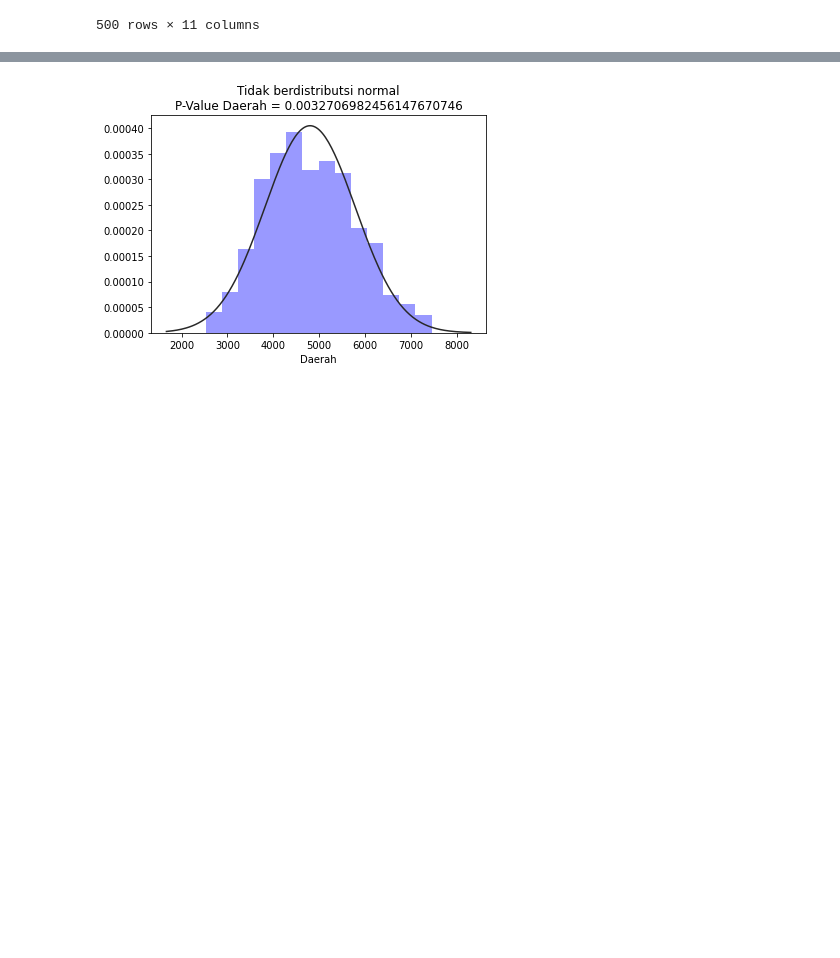
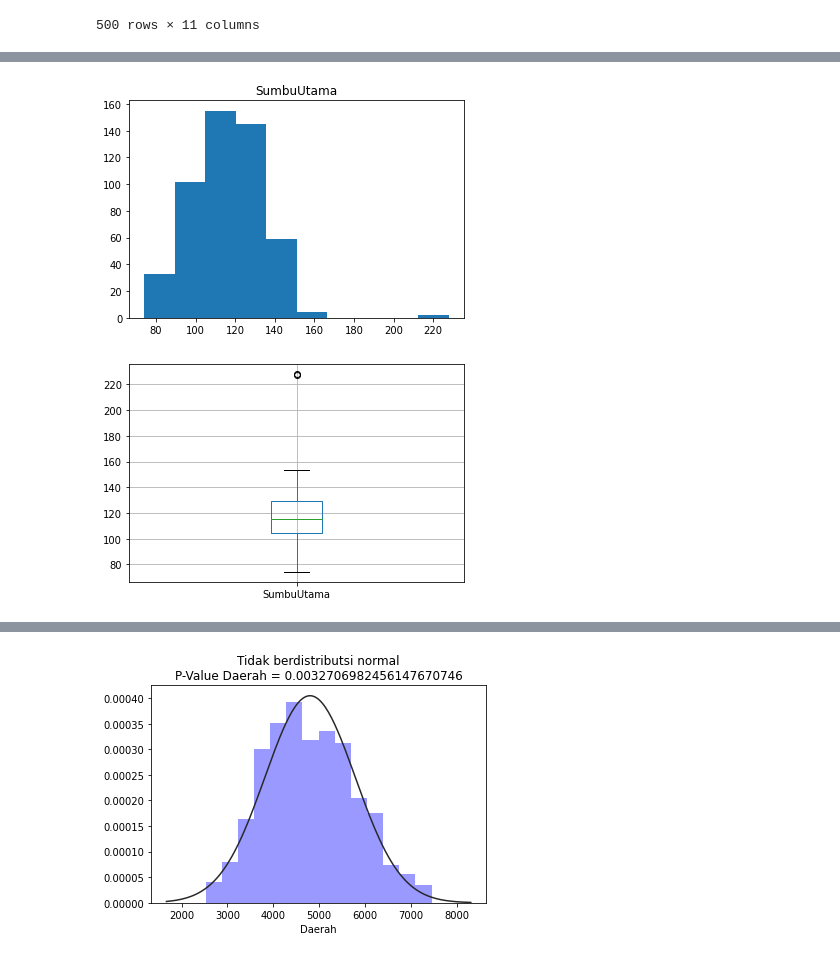
Before and after one commit to benidictusgalihmp/IF2220-Tubes1-Hipotesis, a Jupyter notebook: main.ipynb, the cells around one changed output, grey strips where cells are left out. Cells and saved outputs as stored; diff of their text form; code cells hidden in the pictures; blank space fills up the shorter version.

```diff
--- a/main.ipynb
+++ b/main.ipynb
@@ -98,0 +83,15 @@ for line in datacsv:
+# %%
+# SumbuUtama
+pylt.figure()
+
+# Histogram
+pylt.hist(datacsv["SumbuUtama"])
+pylt.title("SumbuUtama")
+pylt.show()
+
+# Box Plot
+datacsv.boxplot(["SumbuUtama"])
+pylt.show()
+# %% [output]
+[figure, added]
+[figure, added]
```
Also changed, not shown: parts of 24 cells of this notebook.
